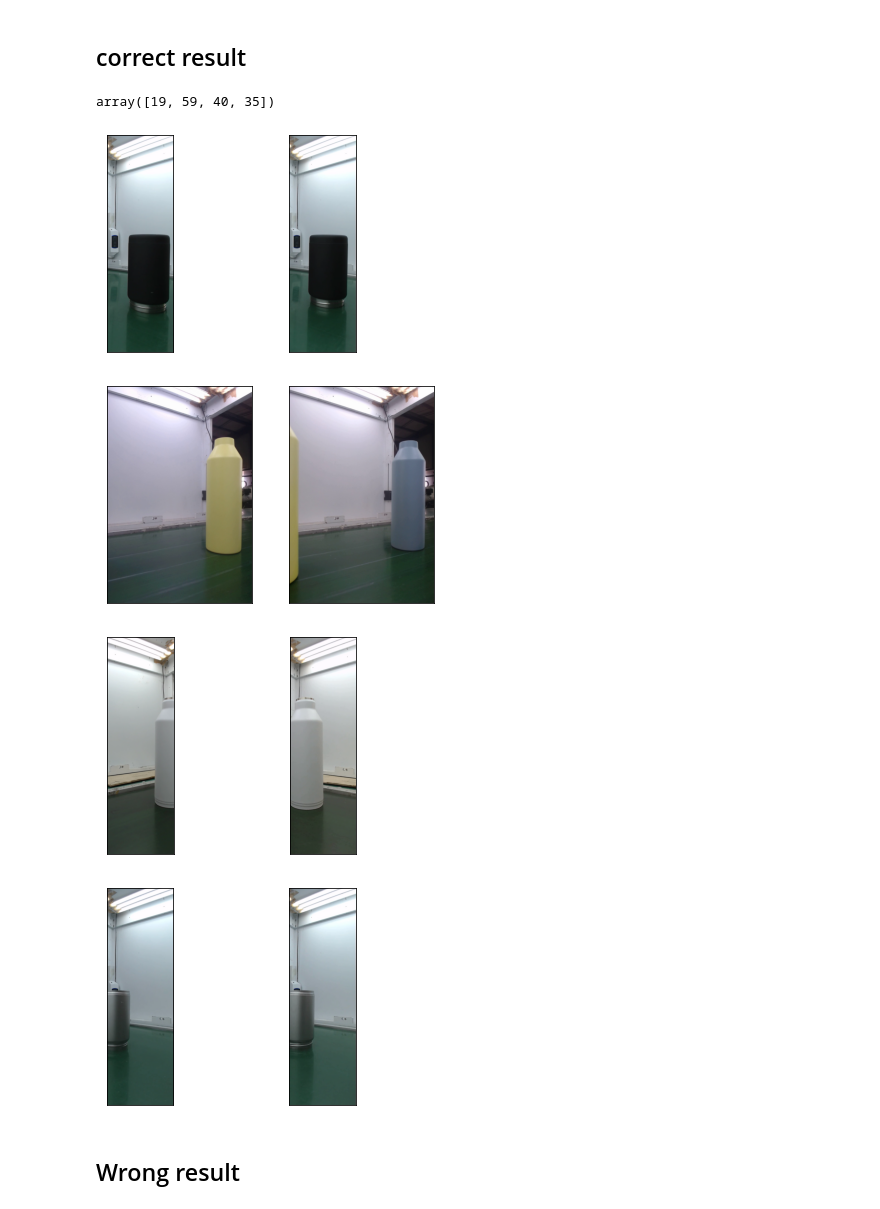
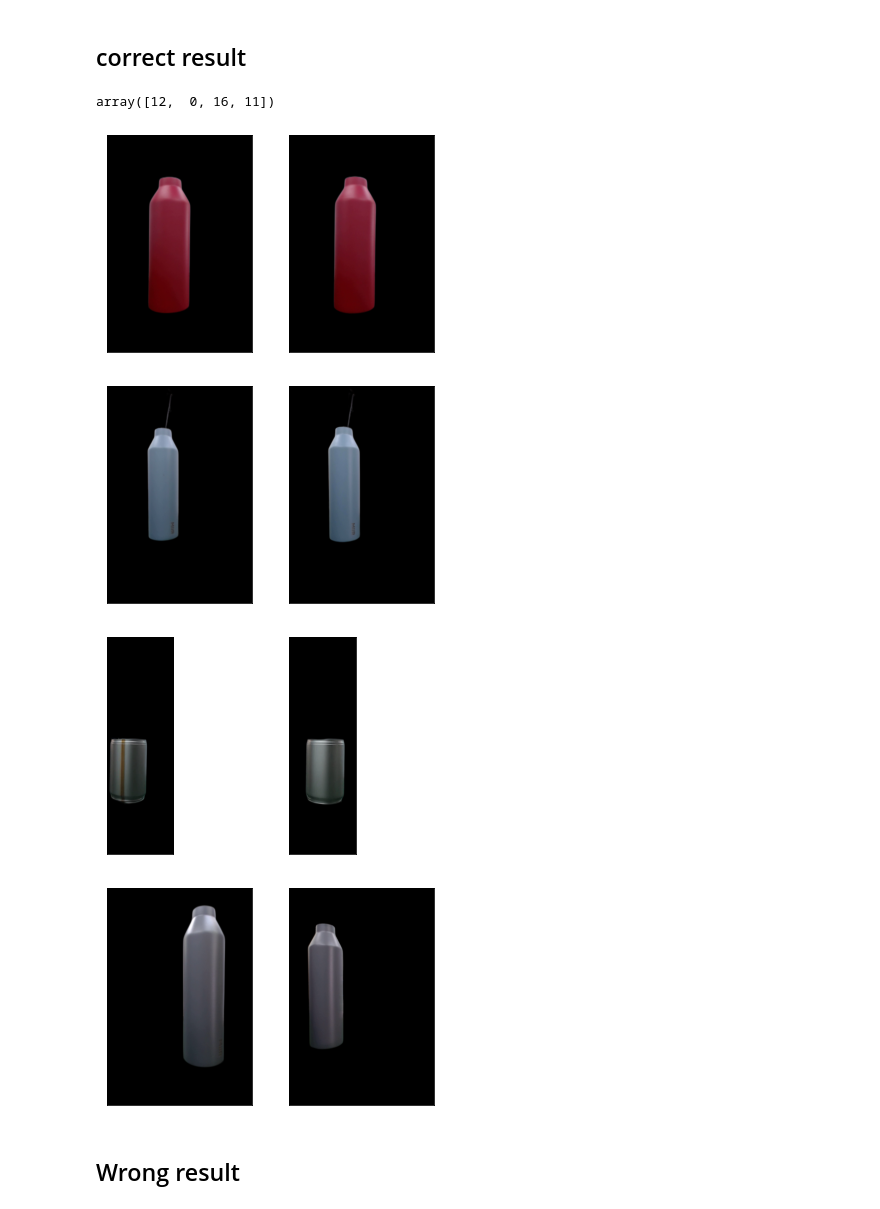
Before and after one commit to MM2021-811/ImageIdentification, a Jupyter notebook: report_demo.ipynb, the cells around one changed output. Saved outputs shown, nothing was run; the diff lists cells and outputs as text; code cells hidden in the pictures.

```diff
--- a/report_demo.ipynb
+++ b/report_demo.ipynb
@@ -231,40 +231,40 @@ Wrong results:
 # %%
 from util.vearchutil import VearchUtil
 from util.testutil import TestUtil
 import cv2
 import json
 
-data_path = "./data/zerobox"
+data_path = "./data/zerobox_nobg"
 data = json.load(open(f"{data_path}/meta_test.json"))
 data = np.array(data)
 # print(len(data))
 
-subset = np.random.randint(0,len(data),4)
+# subset = np.random.randint(0,len(data),4)
+subset=[10,0,16,11]
 pprint(subset)
-# subset=[10,62,30,40]
 
 for d in data[subset]:
-    util = VearchUtil(model_name="alexnet")
+    util = VearchUtil(model_name="alphaalex")
     # image_name="./data/zerobox/images/blue/00007.png"
     image_name = f'{data_path}/images/{d["class"]}/{d["file_name"]}'
     item = util.search_by_image(image=image_name)
 
 
     image = cv2.imread(image_name)
     image = cv2.cvtColor(image, cv2.COLOR_BGR2RGB)
     image2 = cv2.imread(item["data"]["image_name"])
     image2 = cv2.cvtColor(image2, cv2.COLOR_BGR2RGB)
 
     TestUtil.plot_images([image,image2])
 
 # to view all images
 # https://drive.google.com/drive/folders/1-qIJfJl9Xhw0eMKnIIAlLGbsB2zfz8Gc
 # %% [output]
-array([19, 59, 40, 35])
+array([12,  0, 16, 11])
-[figure, old version]
+[figure, new version]
-[figure, old version]
+[figure, new version]
-[figure, old version]
+[figure, new version]
-[figure, old version]
+[figure, new version]
 # %% [markdown]
 ## Wrong result
 # %%
```
Also changed, not shown: parts of 1 cell of this notebook.
